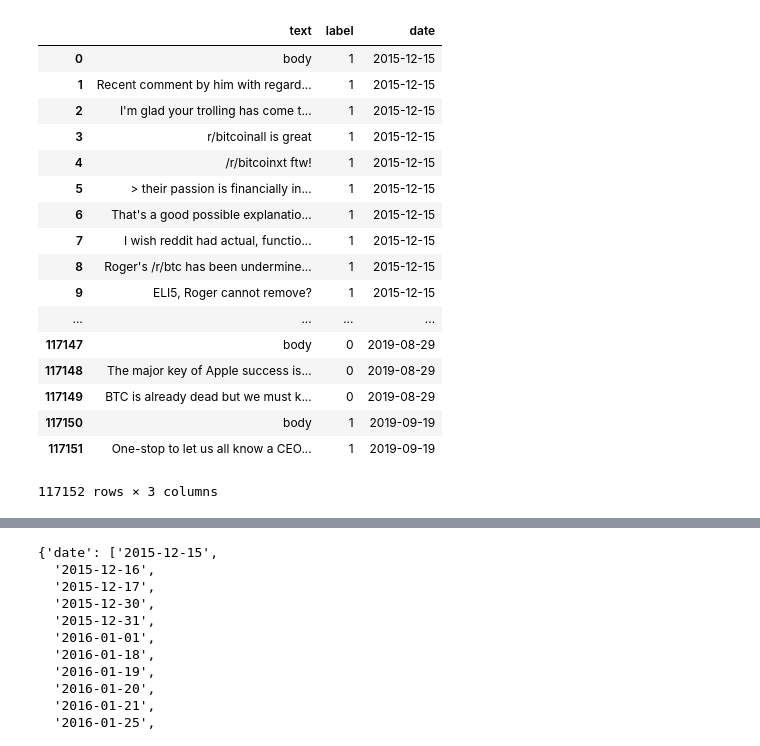
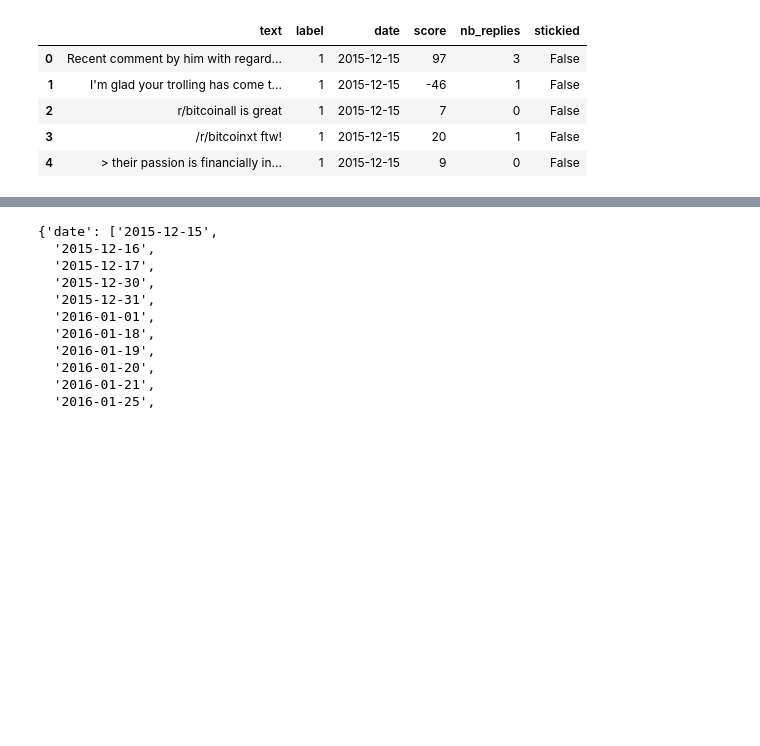
Before and after one commit to FeelCrypt/FeelCrypt, a Jupyter notebook: TF-IDF/TF-IDF Reddit_Raphael.ipynb, the cells around one changed output, grey strips where cells are left out. Cells and saved outputs as stored; diff of their text form; code cells hidden in the pictures; blank space fills up the shorter version.

```diff
--- a/TF-IDF/TF-IDF Reddit_Raphael.ipynb
+++ b/TF-IDF/TF-IDF Reddit_Raphael.ipynb
@@ -29,24 +29,12 @@ Number of files loaded :  668
 # %%
-df
+df.head()
 # %% [output]
-|  | text | label | date |
-| 0 | body | 1 | 2015-12-15 |
-| 1 | Recent comment by him with regard... | 1 | 2015-12-15 |
-| 2 | I'm glad your trolling has come t... | 1 | 2015-12-15 |
-| 3 | r/bitcoinall is great | 1 | 2015-12-15 |
-| 4 | /r/bitcoinxt ftw! | 1 | 2015-12-15 |
-| 5 | > their passion is financially in... | 1 | 2015-12-15 |
-| 6 | That's a good possible explanatio... | 1 | 2015-12-15 |
-| 7 | I wish reddit had actual, functio... | 1 | 2015-12-15 |
-| 8 | Roger's /r/btc has been undermine... | 1 | 2015-12-15 |
-| 9 | ELI5, Roger cannot remove? | 1 | 2015-12-15 |
-| ... | ... | ... | ... |
-| 117147 | body | 0 | 2019-08-29 |
-| 117148 | The major key of Apple success is... | 0 | 2019-08-29 |
-| 117149 | BTC is already dead but we must k... | 0 | 2019-08-29 |
-| 117150 | body | 1 | 2019-09-19 |
-| 117151 | One-stop to let us all know a CEO... | 1 | 2019-09-19 |
+|  | text | label | date | score | nb_replies | stickied |
+| 0 | Recent comment by him with regard... | 1 | 2015-12-15 | 97 | 3 | False |
+| 1 | I'm glad your trolling has come t... | 1 | 2015-12-15 | -46 | 1 | False |
+| 2 | r/bitcoinall is great | 1 | 2015-12-15 | 7 | 0 | False |
+| 3 | /r/bitcoinxt ftw! | 1 | 2015-12-15 | 20 | 1 | False |
+| 4 | > their passion is financially in... | 1 | 2015-12-15 | 9 | 0 | False |
-117152 rows × 3 columns
 # %%
 start_time = time.time()
 dico = { "date" : [], "words" : [] }
```
Also changed, not shown: parts of 4 cells of this notebook.
